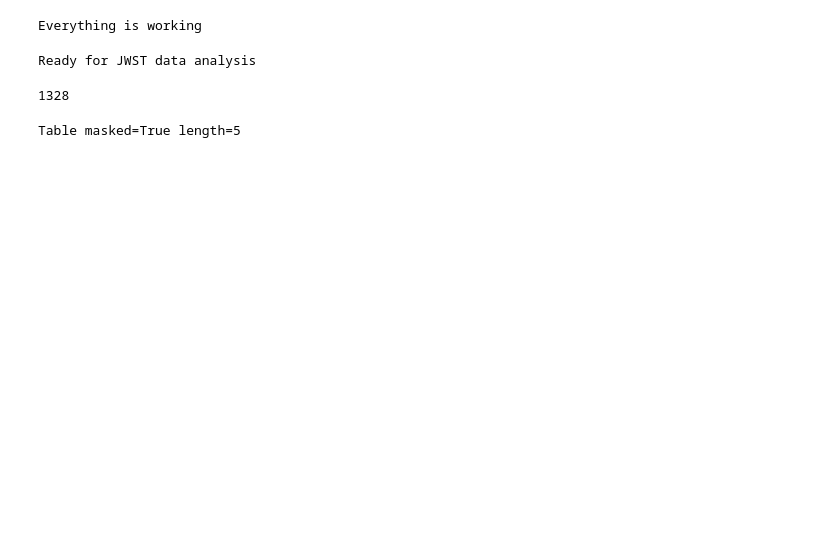
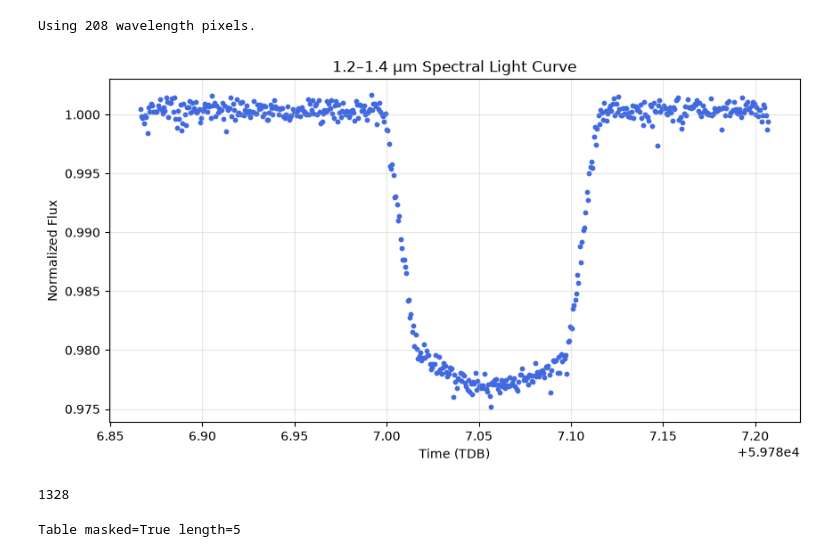
Before and after one commit to hwytaske1/jwst-exoplanet-transmission, a Jupyter notebook: jwst-exoplanet-transmission/01_MAST_Query_WASP39.ipynb, the cells around one changed output. Saved outputs shown, nothing was run; the diff lists cells and outputs as text; code cells hidden in the pictures; blank space fills up the shorter version.

```diff
--- a/jwst-exoplanet-transmission/01_MAST_Query_WASP39.ipynb
+++ b/jwst-exoplanet-transmission/01_MAST_Query_WASP39.ipynb
@@ -1,18 +237,33 @@
+# %%
+lc = pipeline.get_spectral_light_curve(1.2, 1.4)
+# %% [output]
+Using 208 wavelength pixels.
+# %%
+plt.figure(figsize=(10,5))
+
+plt.scatter(
+    pipeline.times,
+    lc,
+    s=10,
+    color="royalblue"
+)
+
+plt.xlabel("Time (TDB)")
+plt.ylabel("Normalized Flux")
+plt.title("1.2–1.4 μm Spectral Light Curve")
+
+plt.grid(alpha=0.3)
+
+plt.show()
+# %% [output]
+[figure, added]
 # %%
 import numpy as np
 import matplotlib.pyplot as plt
 import astropy
 import lightkurve
-
-print("Everything is working")
-# %% [output]
-Everything is working
 # %%
 from astropy.io import fits
-
-print("Ready for JWST data analysis")
-# %% [output]
-Ready for JWST data analysis
 # %%
 from astroquery.mast import Observations
 
```
Also changed, not shown: parts of 15 cells of this notebook.
